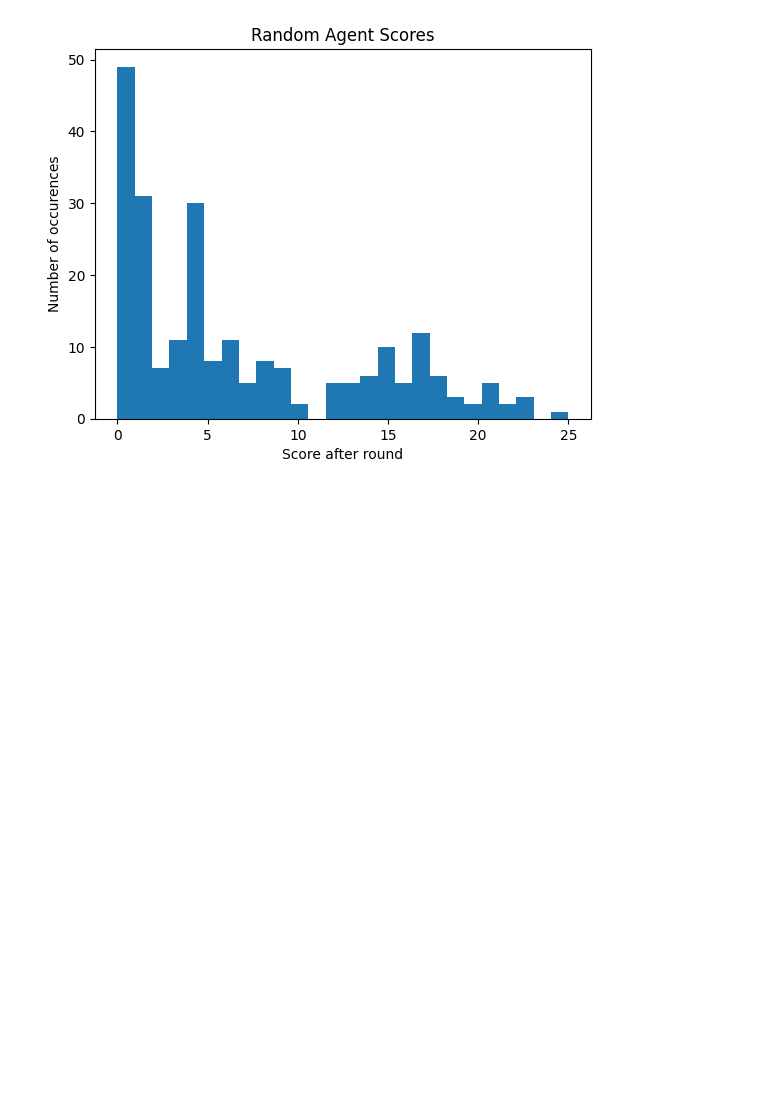
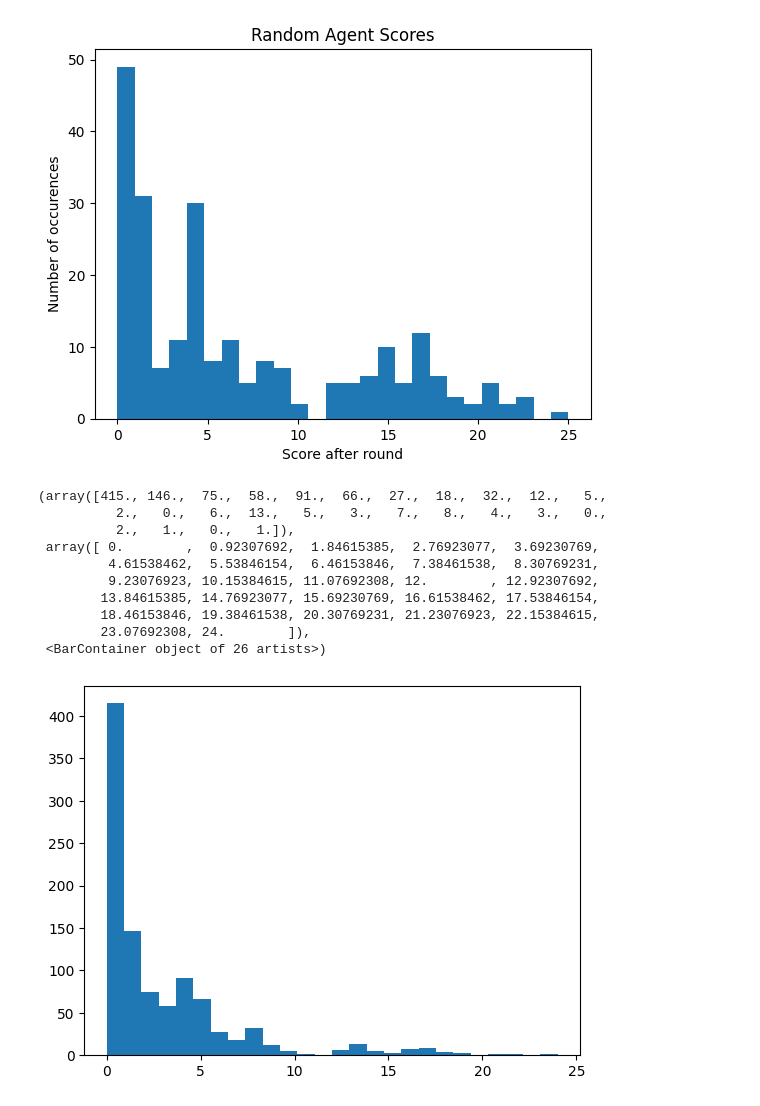
Before and after one commit to SirLeoIV/PlayIT, a Jupyter notebook: src/main/java/com/group09/playit/experiments/plots.ipynb, the cells around one changed output. Cells and saved outputs as stored; diff of their text form; code cells hidden in the pictures; blank space fills up the shorter version.

Commit message:
numpy data read in

```diff
--- a/src/main/java/com/group09/playit/experiments/plots.ipynb
+++ b/src/main/java/com/group09/playit/experiments/plots.ipynb
@@ -28,3 +32,22 @@ plt.title('Random Agent Scores')
 # %% [output]
 Text(0.5, 1.0, 'Random Agent Scores')
 [figure]
+# %%
+data = pd.read_csv("results/MCTSAgent-HighestAgent.csv")
+
+scores_MCST = data['MCTSAgent']
+
+np.mean(scores_MCST)
+plt.hist(scores_MCST,bins=26)
+# %% [output]
+(array([415., 146.,  75.,  58.,  91.,  66.,  27.,  18.,  32.,  12.,   5.,
+          2.,   0.,   6.,  13.,   5.,   3.,   7.,   8.,   4.,   3.,   0.,
+          2.,   1.,   0.,   1.]),
+ array([ 0.        ,  0.92307692,  1.84615385,  2.76923077,  3.69230769,
+         4.61538462,  5.53846154,  6.46153846,  7.38461538,  8.30769231,
+         9.23076923, 10.15384615, 11.07692308, 12.        , 12.92307692,
+        13.84615385, 14.76923077, 15.69230769, 16.61538462, 17.53846154,
+        18.46153846, 19.38461538, 20.30769231, 21.23076923, 22.15384615,
+        23.07692308, 24.        ]),
+ <BarContainer object of 26 artists>)
+[figure, added]
```
Also changed, not shown: parts of 2 cells of this notebook.
